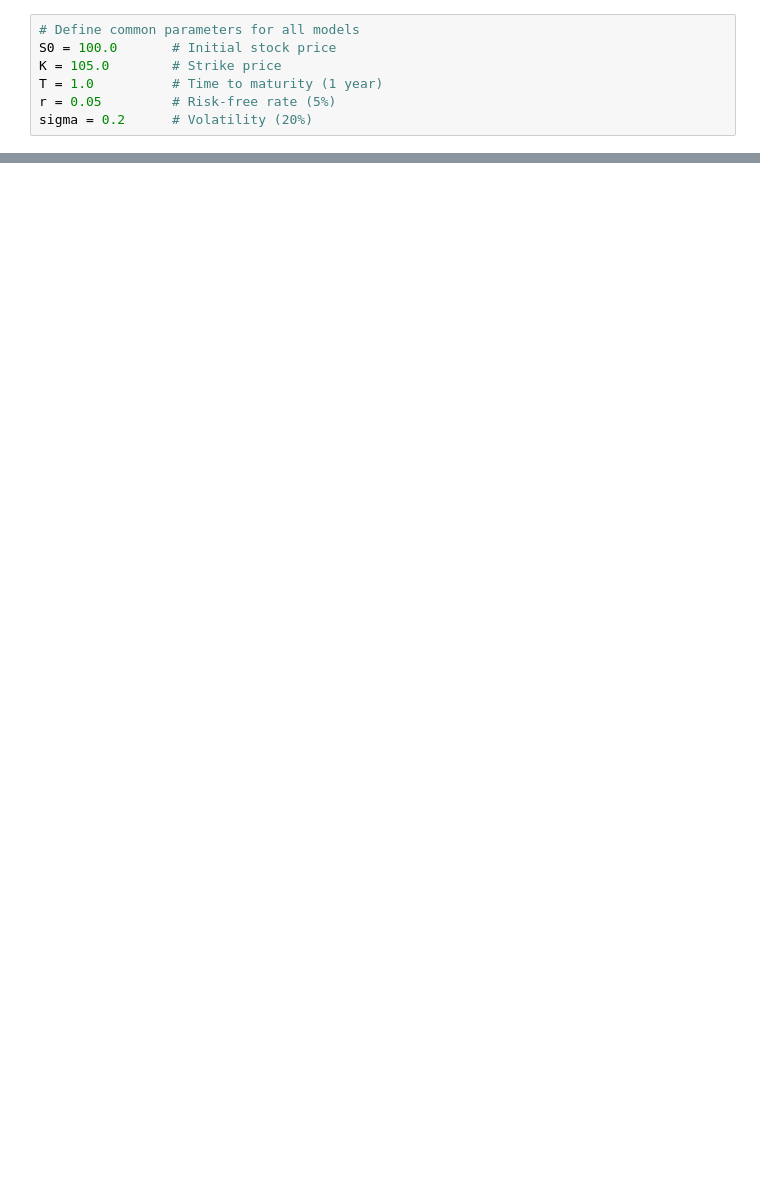
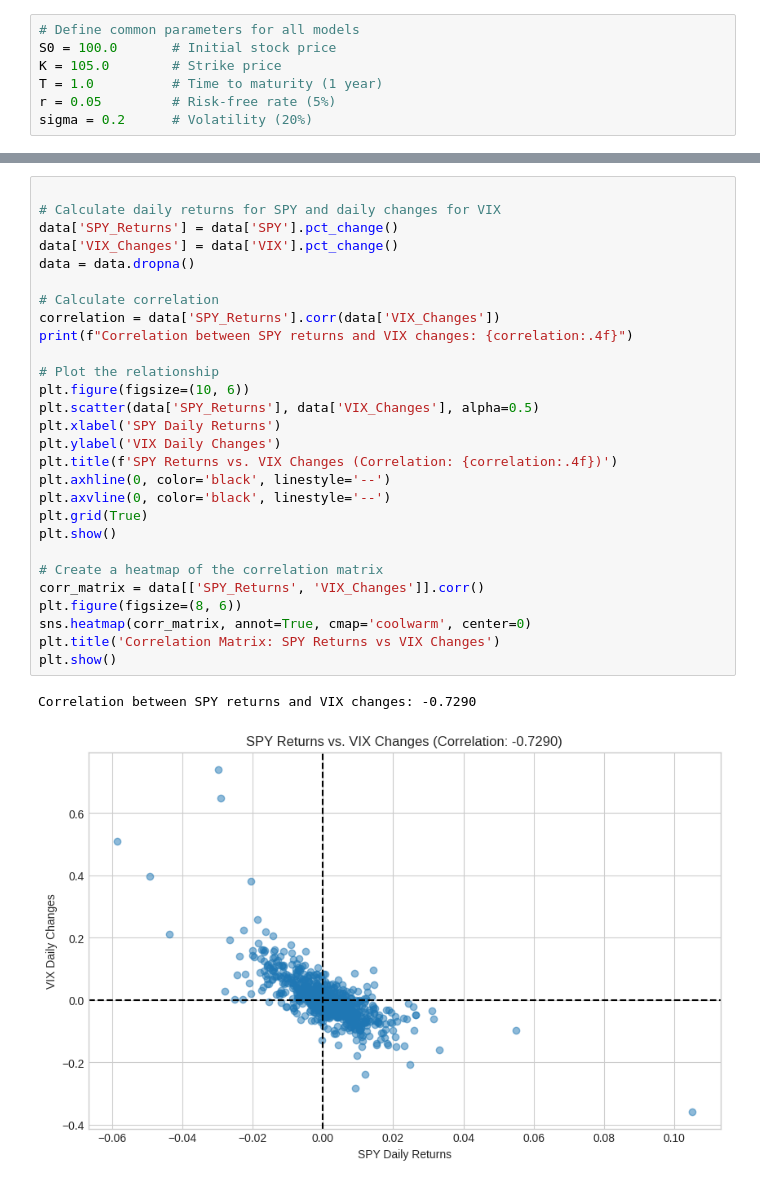
Before and after one commit to bluealphanumeric9/Quantitative-Finance, a Jupyter notebook: Derivatives_Pricing_Model.ipynb, the cells around one changed output, grey strips where cells are left out. Drawn from its saved outputs; the diff is of its cells as text; blank space fills up the shorter version.

```diff
--- a/Derivatives_Pricing_Model.ipynb
+++ b/Derivatives_Pricing_Model.ipynb
@@ -167,0 +738,31 @@ Calculation time: 0:00:01.219184
+# %%
+
+# Calculate daily returns for SPY and daily changes for VIX
+data['SPY_Returns'] = data['SPY'].pct_change()
+data['VIX_Changes'] = data['VIX'].pct_change()
+data = data.dropna()
+
+# Calculate correlation
+correlation = data['SPY_Returns'].corr(data['VIX_Changes'])
+print(f"Correlation between SPY returns and VIX changes: {correlation:.4f}")
+
+# Plot the relationship
+plt.figure(figsize=(10, 6))
+plt.scatter(data['SPY_Returns'], data['VIX_Changes'], alpha=0.5)
+plt.xlabel('SPY Daily Returns')
+plt.ylabel('VIX Daily Changes')
+plt.title(f'SPY Returns vs. VIX Changes (Correlation: {correlation:.4f})')
+plt.axhline(0, color='black', linestyle='--')
+plt.axvline(0, color='black', linestyle='--')
+plt.grid(True)
+plt.show()
+
+# Create a heatmap of the correlation matrix
+corr_matrix = data[['SPY_Returns', 'VIX_Changes']].corr()
+plt.figure(figsize=(8, 6))
+sns.heatmap(corr_matrix, annot=True, cmap='coolwarm', center=0)
+plt.title('Correlation Matrix: SPY Returns vs VIX Changes')
+plt.show()
+# %% [output]
+Correlation between SPY returns and VIX changes: -0.7290
+[figure, added]
```
Also changed, not shown: parts of 36 cells of this notebook.
